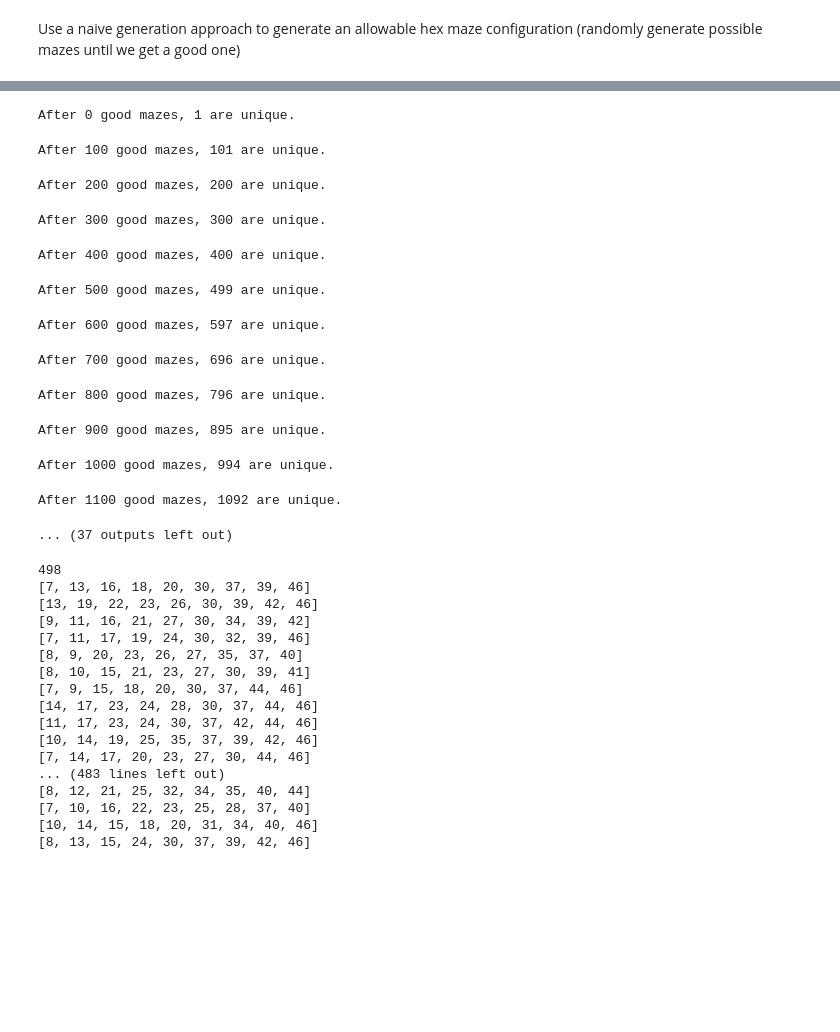
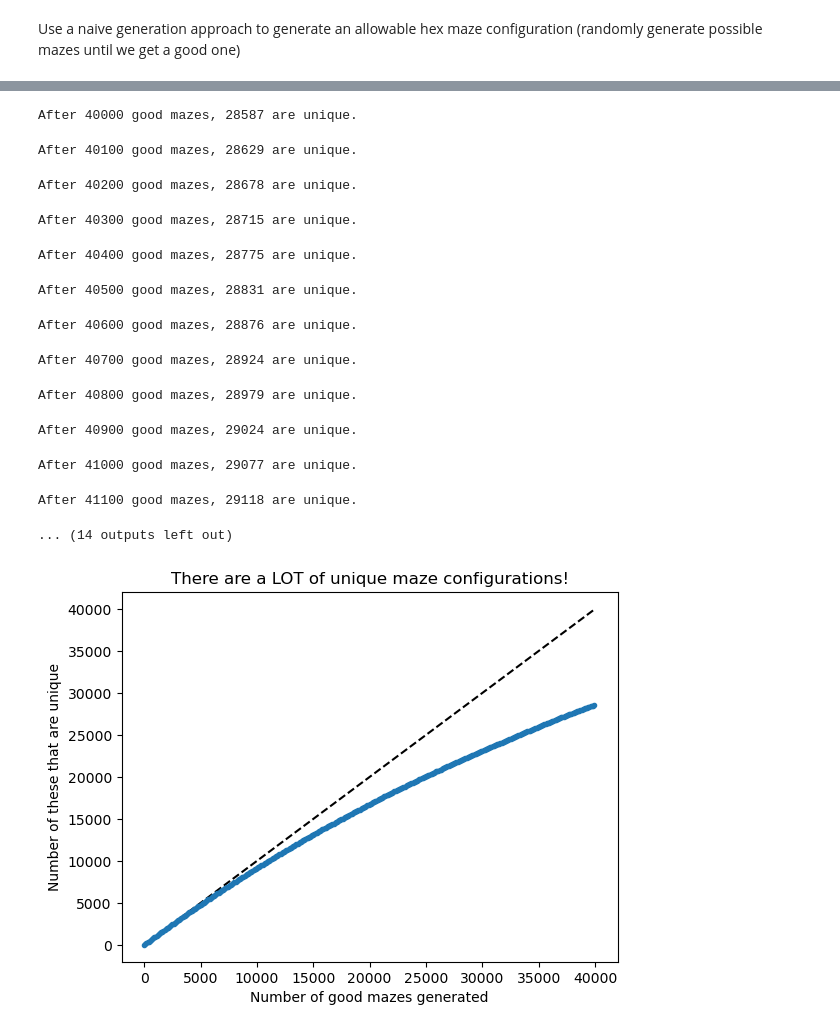
Before and after one commit to calderast/Maze_config, a Jupyter notebook: hex-maze-generator.ipynb, the cells around one changed output, grey strips where cells are left out. Saved outputs shown, nothing was run; the diff lists cells and outputs as text; code cells hidden in the pictures; blank space fills up the shorter version.

```diff
--- a/hex-maze-generator.ipynb
+++ b/hex-maze-generator.ipynb
@@ -383,8 +383,8 @@ def plot_hex_maze(barriers):
     plt.show()
 
 
-lots_of_good_mazes = set()
-number_of_valid_configs = []
+#lots_of_good_mazes = set()
+#number_of_valid_configs = []
 
 # run it 10,000 times! weeeeeeee
 for i in tqdm(range(10000)):
@@ -394,40 +394,32 @@ for i in tqdm(range(10000)):
     if i % 100 == 0:
         num_valid = len(lots_of_good_mazes)
         number_of_valid_configs.append(num_valid)
-        print(f"After {i} good mazes, {num_valid} are unique.")
+        print(f"After {i+40000} good mazes, {num_valid} are unique.")
 # %% [output]
-After 0 good mazes, 1 are unique.
+After 40000 good mazes, 28587 are unique.
-After 100 good mazes, 101 are unique.
+After 40100 good mazes, 28629 are unique.
-After 200 good mazes, 200 are unique.
+After 40200 good mazes, 28678 are unique.
-After 300 good mazes, 300 are unique.
+After 40300 good mazes, 28715 are unique.
-After 400 good mazes, 400 are unique.
+After 40400 good mazes, 28775 are unique.
-After 500 good mazes, 499 are unique.
+After 40500 good mazes, 28831 are unique.
-After 600 good mazes, 597 are unique.
+After 40600 good mazes, 28876 are unique.
-After 700 good mazes, 696 are unique.
+After 40700 good mazes, 28924 are unique.
-After 800 good mazes, 796 are unique.
+After 40800 good mazes, 28979 are unique.
-After 900 good mazes, 895 are unique.
+After 40900 good mazes, 29024 are unique.
-After 1000 good mazes, 994 are unique.
+After 41000 good mazes, 29077 are unique.
-After 1100 good mazes, 1092 are unique.
+After 41100 good mazes, 29118 are unique.
-... (37 outputs left out)
+... (14 outputs left out)
-# %%
-print(len(lots_of_good_mazes))
-for thing in lots_of_good_mazes:
-    print(sorted(thing))
-# %% [output]
-498
-[7, 13, 16, 18, 20, 30, 37, 39, 46]
-[13, 19, 22, 23, 26, 30, 39, 42, 46]
-[9, 11, 16, 21, 27, 30, 34, 39, 42]
-[7, 11, 17, 19, 24, 30, 32, 39, 46]
-[8, 9, 20, 23, 26, 27, 35, 37, 40]
-[8, 10, 15, 21, 23, 27, 30, 39, 41]
-[7, 9, 15, 18, 20, 30, 37, 44, 46]
-[14, 17, 23, 24, 28, 30, 37, 44, 46]
-[11, 17, 23, 24, 30, 37, 42, 44, 46]
-[10, 14, 19, 25, 35, 37, 39, 42, 46]
-[7, 14, 17, 20, 23, 27, 30, 44, 46]
-... (483 lines left out)
-[8, 12, 21, 25, 32, 34, 35, 40, 44]
-[7, 10, 16, 22, 23, 25, 28, 37, 40]
-[10, 14, 15, 18, 20, 31, 34, 40, 46]
-[8, 13, 15, 24, 30, 37, 39, 42, 46]
+# %%
+# How many possible configurations are there?
+timesteps = list(range(1, 40001, 100))
+
+# Add a unity line for comparison
+plt.plot([0, 40000], [0, 40000], 'k--')
+# Add how many mazes we actually get
+plt.plot(timesteps, number_of_valid_configs, '.')
+plt.xlabel("Number of good mazes generated")
+plt.ylabel("Number of these that are unique")
+plt.title("There are a LOT of unique maze configurations!")
+plt.show()
+# %% [output]
+[figure, added]
```
Also changed, not shown: parts of 2 cells of this notebook, 4 other files.
